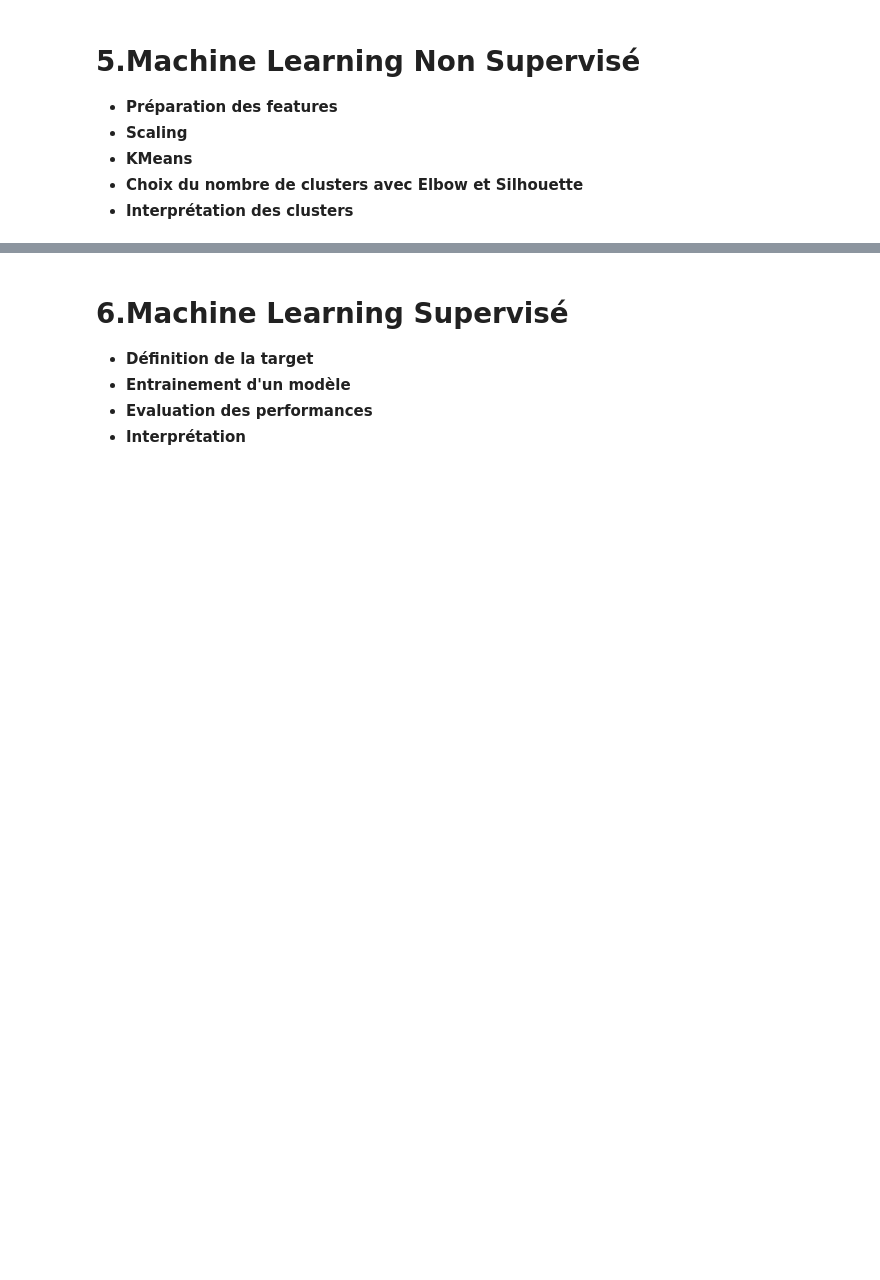
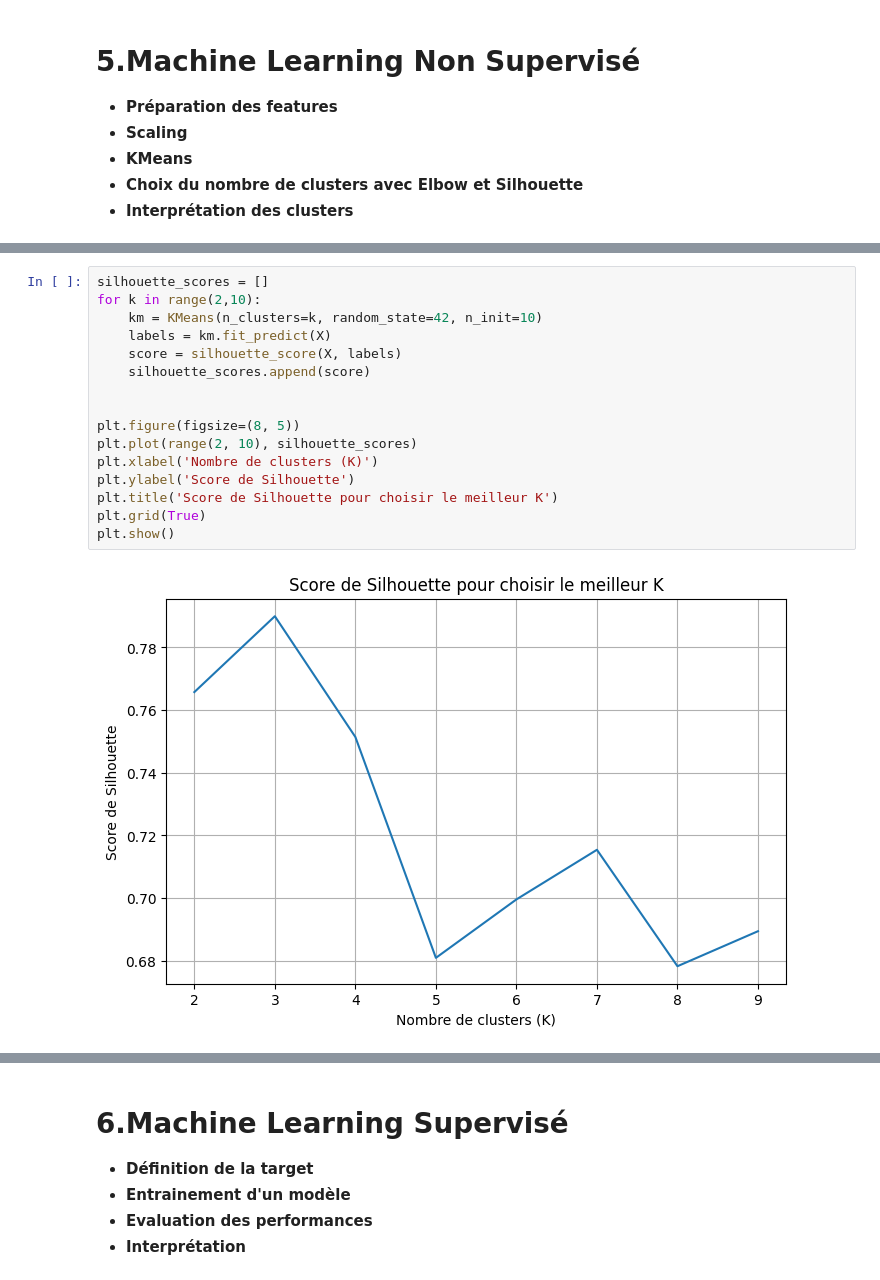
Before and after one commit to Arnaudmyges/DataMining, a Jupyter notebook: Projet.ipynb, the cells around one changed output, grey strips where cells are left out. Drawn from its saved outputs; the diff is of its cells as text; blank space fills up the shorter version.

```diff
--- a/Projet.ipynb
+++ b/Projet.ipynb
@@ -236,0 +250,18 @@ print(df['critic_score'].min(), df['critic_score'].max())
+# %%
+silhouette_scores = []
+for k in range(2,10):
+    km = KMeans(n_clusters=k, random_state=42, n_init=10)
+    labels = km.fit_predict(X)
+    score = silhouette_score(X, labels)
+    silhouette_scores.append(score)
+
+
+plt.figure(figsize=(8, 5))
+plt.plot(range(2, 10), silhouette_scores)
+plt.xlabel('Nombre de clusters (K)')
+plt.ylabel('Score de Silhouette')
+plt.title('Score de Silhouette pour choisir le meilleur K')
+plt.grid(True)
+plt.show()
+# %% [output]
+[figure, added]
```
Also changed, not shown: parts of 6 cells of this notebook.
